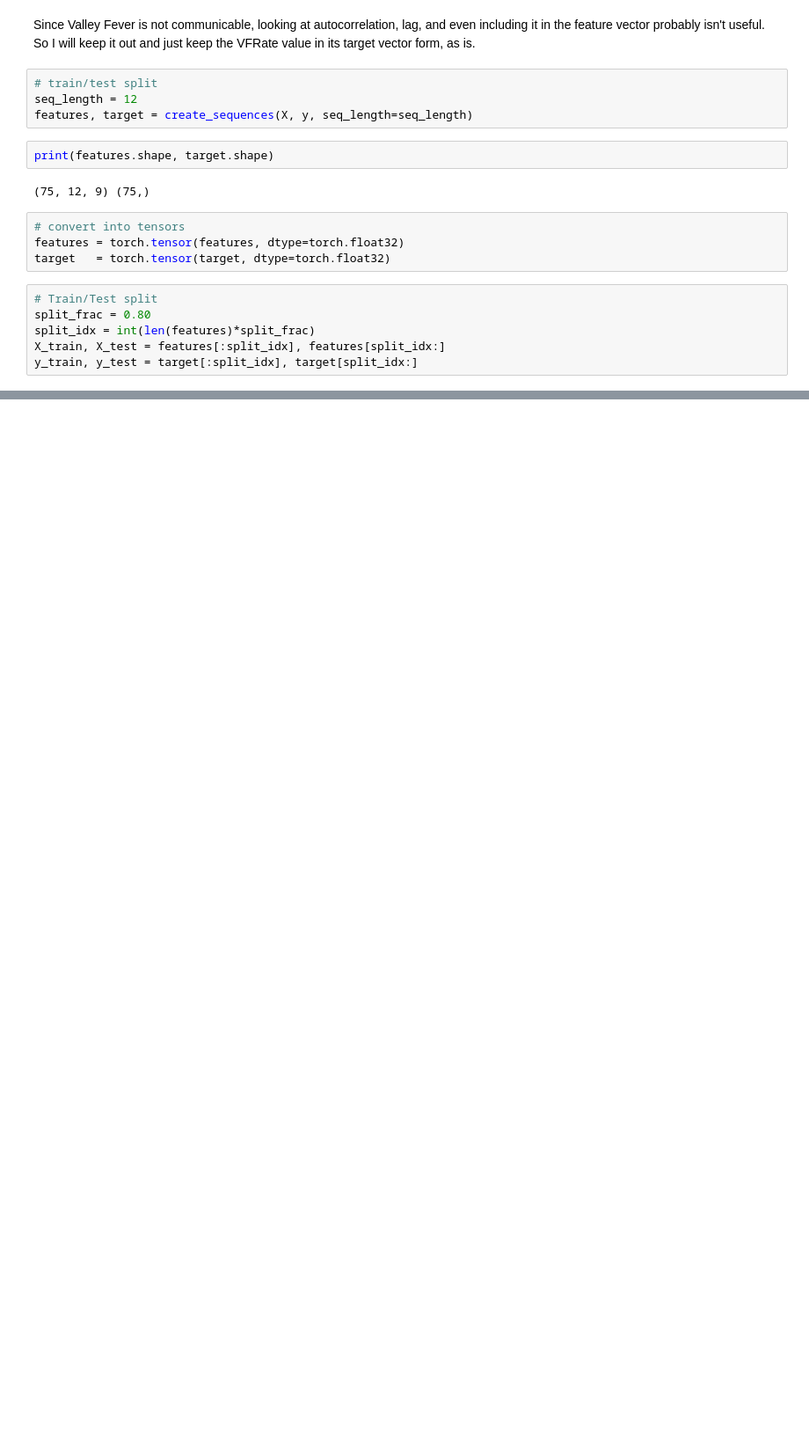
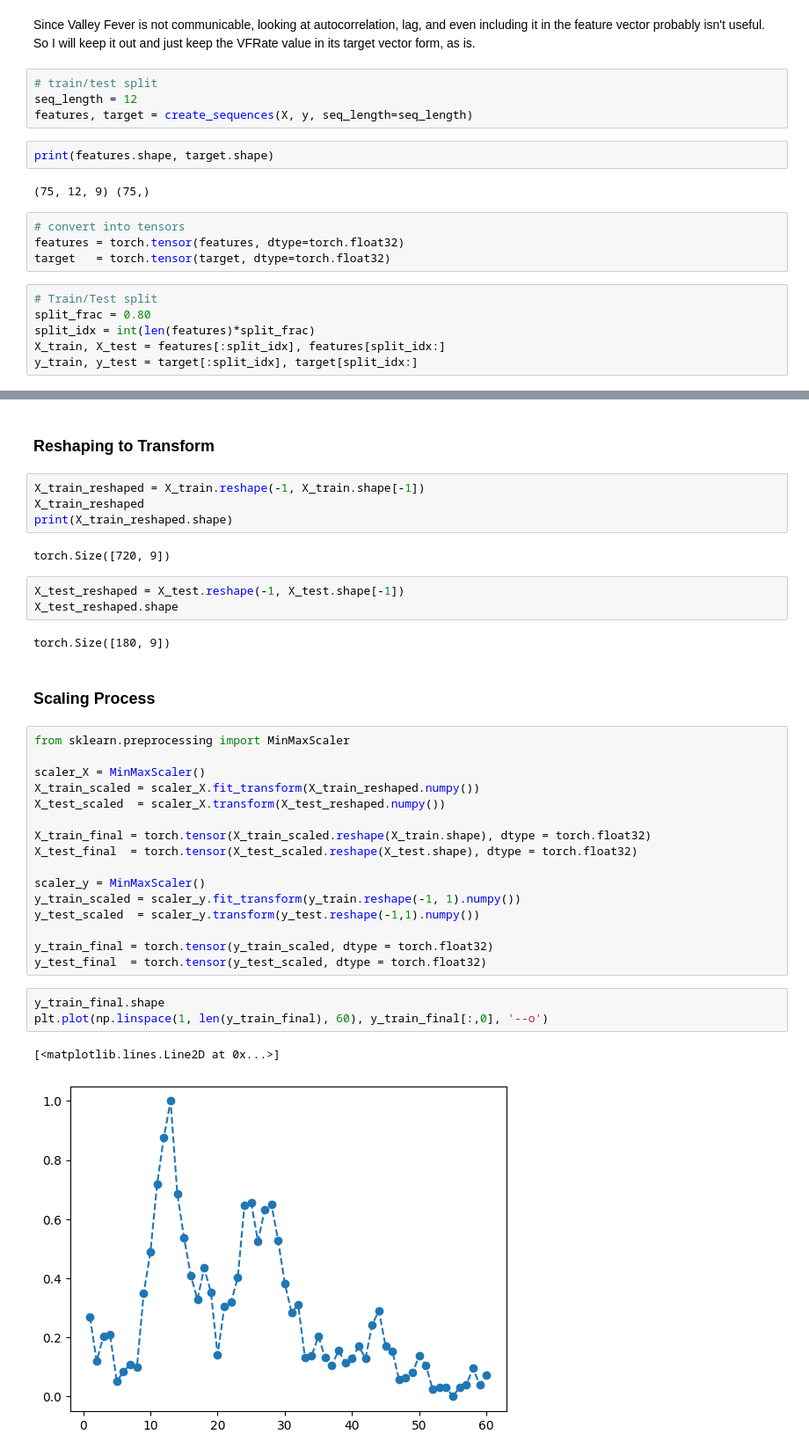
Before and after one commit to dillonallen92/CSUF-Project-Code, a Jupyter notebook: Project/code/notebooks/aug14_testing_notebook.ipynb, the cells around one changed output, grey strips where cells are left out. Shown at 88% size. Drawn from its saved outputs; the diff is of its cells as text; blank space fills up the shorter version.

```diff
--- a/Project/code/notebooks/aug14_testing_notebook.ipynb
+++ b/Project/code/notebooks/aug14_testing_notebook.ipynb
@@ -152,0 +181,37 @@ y_train, y_test = target[:split_idx], target[split_idx:]
+# %% [markdown]
+### Reshaping to Transform
+# %%
+X_train_reshaped = X_train.reshape(-1, X_train.shape[-1])
+X_train_reshaped
+print(X_train_reshaped.shape)
+# %% [output]
+torch.Size([720, 9])
+# %%
+X_test_reshaped = X_test.reshape(-1, X_test.shape[-1])
+X_test_reshaped.shape
+# %% [output]
+torch.Size([180, 9])
+# %% [markdown]
+### Scaling Process
+# %%
+from sklearn.preprocessing import MinMaxScaler
+
+scaler_X = MinMaxScaler()
+X_train_scaled = scaler_X.fit_transform(X_train_reshaped.numpy())
+X_test_scaled  = scaler_X.transform(X_test_reshaped.numpy())
+
+X_train_final = torch.tensor(X_train_scaled.reshape(X_train.shape), dtype = torch.float32)
+X_test_final  = torch.tensor(X_test_scaled.reshape(X_test.shape), dtype = torch.float32)
+
+scaler_y = MinMaxScaler()
+y_train_scaled = scaler_y.fit_transform(y_train.reshape(-1, 1).numpy())
+y_test_scaled  = scaler_y.transform(y_test.reshape(-1,1).numpy())
+
+y_train_final = torch.tensor(y_train_scaled, dtype = torch.float32)
+y_test_final  = torch.tensor(y_test_scaled, dtype = torch.float32)
+# %%
+y_train_final.shape
+plt.plot(np.linspace(1, len(y_train_final), 60), y_train_final[:,0], '--o')
+# %% [output]
+[<matplotlib.lines.Line2D at 0x...>]
+[figure, added]
```
Also changed, not shown: parts of 3 cells of this notebook.
